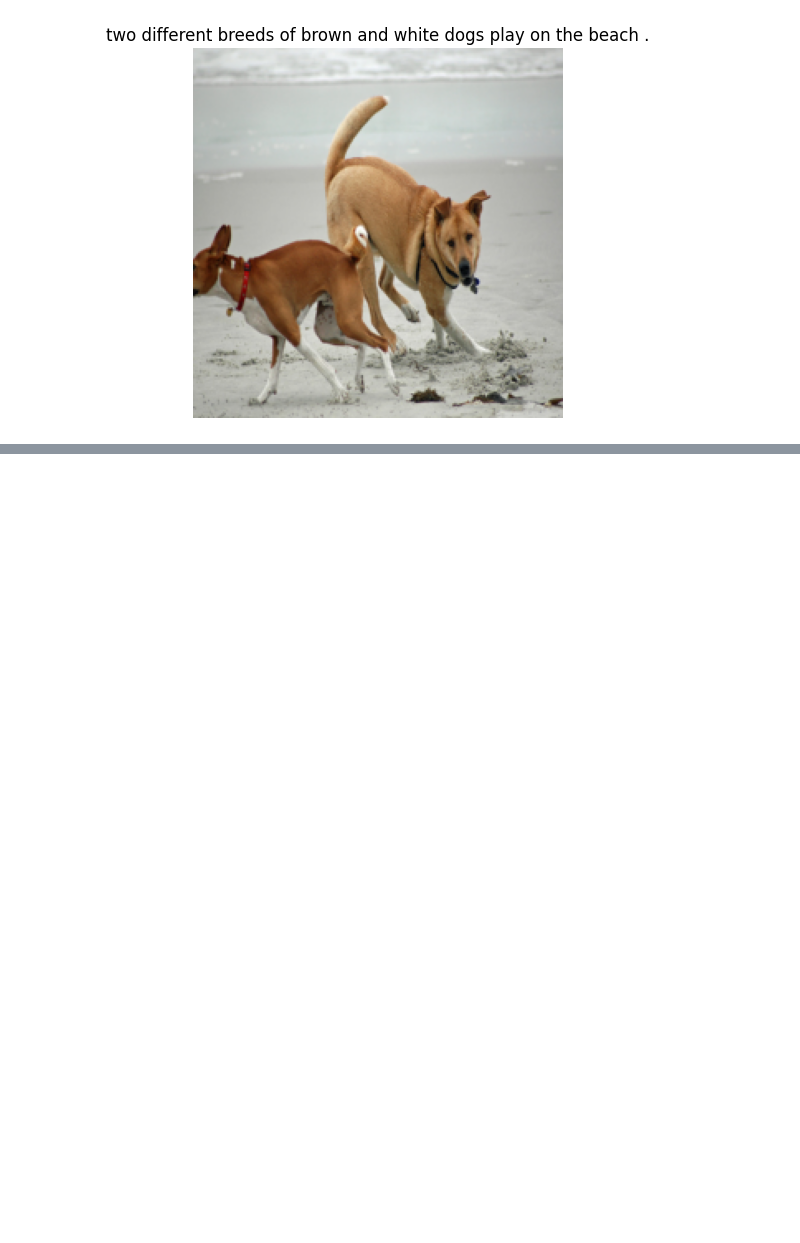
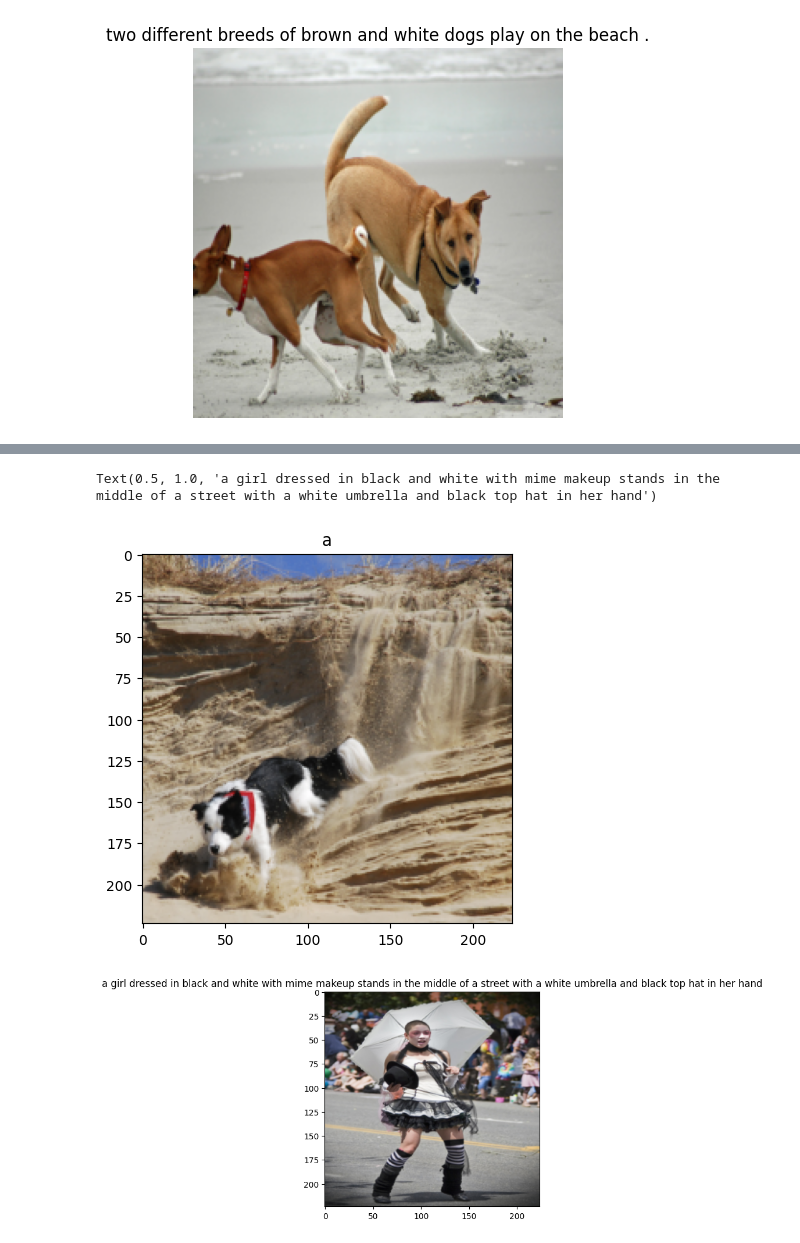
Before and after one commit to anees555/image-captioning-transformer, a Jupyter notebook: notebooks/experiment.ipynb, the cells around one changed output, grey strips where cells are left out. Drawn from its saved outputs; the diff is of its cells as text; code cells hidden in the pictures; blank space fills up the shorter version.

```diff
--- a/notebooks/experiment.ipynb
+++ b/notebooks/experiment.ipynb
@@ -60,0 +97,20 @@ plt.show()
+# %%
+lengths = [ (idx, (caption_tensor != 2).sum().item()) for idx, (image, caption_tensor) in enumerate(dataset)]
+lengths.sort(key=lambda x: x[1])
+
+# shortest caption
+short_idx, _ = lengths[0]
+image, cap = dataset[short_idx]
+plt.imshow(F.to_pil_image(image * std + mean))
+plt.title(decode_caption(cap))
+
+# longest caption
+long_idx, _ = lengths[-1]
+image, cap = dataset[long_idx]
+plt.figure()
+plt.imshow(F.to_pil_image(image * std + mean))
+plt.title(decode_caption(cap))
+# %% [output]
+Text(0.5, 1.0, 'a girl dressed in black and white with mime makeup stands in the middle of a street with a white umbrella and black top hat in her hand')
+[figure, added]
+[figure, added]
```
Also changed, not shown: parts of 5 cells of this notebook.
